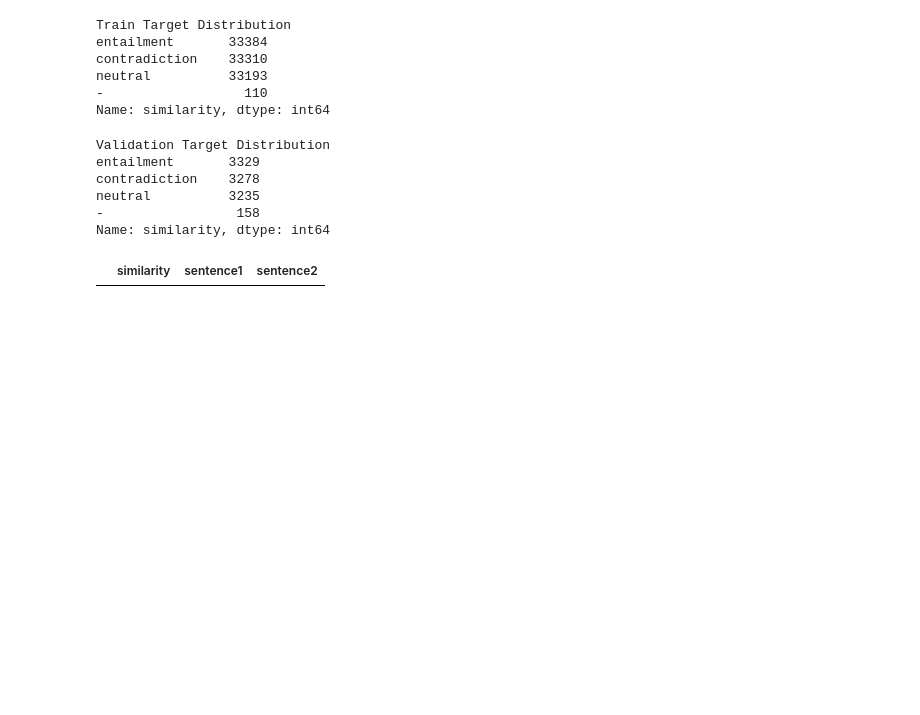
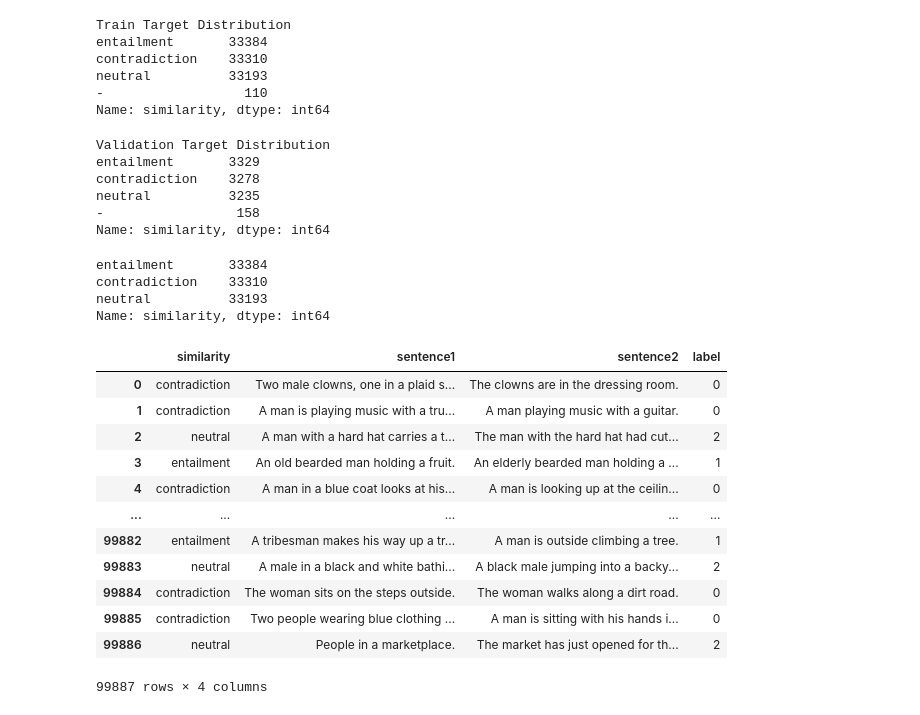
Before and after one commit to Lee-Gunju/AI-paper-code-review-for-personal-project, a Jupyter notebook: Semantic_Similarity_with_BERT.ipynb, the cells around one changed output. Cells and saved outputs as stored; diff of their text form; code cells hidden in the pictures; blank space fills up the shorter version.

```diff
--- a/Semantic_Similarity_with_BERT.ipynb
+++ b/Semantic_Similarity_with_BERT.ipynb
@@ -113,12 +104,16 @@ neutral          3235
 -                 158
 Name: similarity, dtype: int64
 # %%
-train_df = (train_df[train_df.similarity != '-'].sample(frac = 1.0, random_state=42).reset_index(drop=True))
-valid_df = (valid_df[valid_df.similarity != '-'].sample(frac = 1.0, random_state =42).reset_index(drop=True))
+train_df = train_df[train_df.similarity != '-'].sample(frac = 1.0, random_state = 42).reset_index(drop = True)
+
+valid_df = valid_df[valid_df.similarity != '-'].sample(frac = 1.0, random_state = 42).reset_index(drop = True)
 # %%
-train_df[train_df.similarity == '-']
+train_df.similarity.value_counts()
 # %% [output]
-|  | similarity | sentence1 | sentence2 |
+entailment       33384
+contradiction    33310
+neutral          33193
+Name: similarity, dtype: int64
 # %%
 train_df['label'] = train_df['similarity'].apply(lambda x: 0 if x == 'contradiction' else 1 if x == 'entailment' else 2)
 y_train = tf.keras.utils.to_categorical(train_df.label, num_classes=3)
@@ -131,5 +127,21 @@ test_df["label"] = test_df["similarity"].apply(
     lambda x: 0 if x == "contradiction" else 1 if x == "entailment" else 2
 )
 y_test = tf.keras.utils.to_categorical(test_df.label, num_classes=3)
+# %%
+train_df
+# %% [output]
+|  | similarity | sentence1 | sentence2 | label |
+| 0 | contradiction | Two male clowns, one in a plaid s... | The clowns are in the dressing room. | 0 |
+| 1 | contradiction | A man is playing music with a tru... | A man playing music with a guitar. | 0 |
+| 2 | neutral | A man with a hard hat carries a t... | The man with the hard hat had cut... | 2 |
+| 3 | entailment | An old bearded man holding a fruit. | An elderly bearded man holding a ... | 1 |
+| 4 | contradiction | A man in a blue coat looks at his... | A man is looking up at the ceilin... | 0 |
+| ... | ... | ... | ... | ... |
+| 99882 | entailment | A tribesman makes his way up a tr... | A man is outside climbing a tree. | 1 |
+| 99883 | neutral | A male in a black and white bathi... | A black male jumping into a backy... | 2 |
+| 99884 | contradiction | The woman sits on the steps outside. | The woman walks along a dirt road. | 0 |
+| 99885 | contradiction | Two people wearing blue clothing ... | A man is sitting with his hands i... | 0 |
+| 99886 | neutral | People in a marketplace. | The market has just opened for th... | 2 |
+99887 rows × 4 columns
 # %%
 class BertSemanticDataGenerator(tf.keras.utils.Sequence):
```
Also changed, not shown: parts of 29 cells of this notebook.
